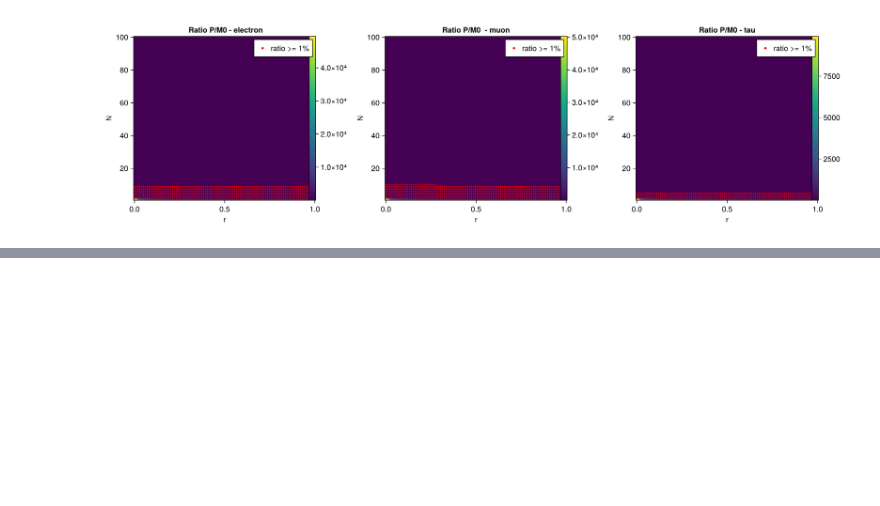
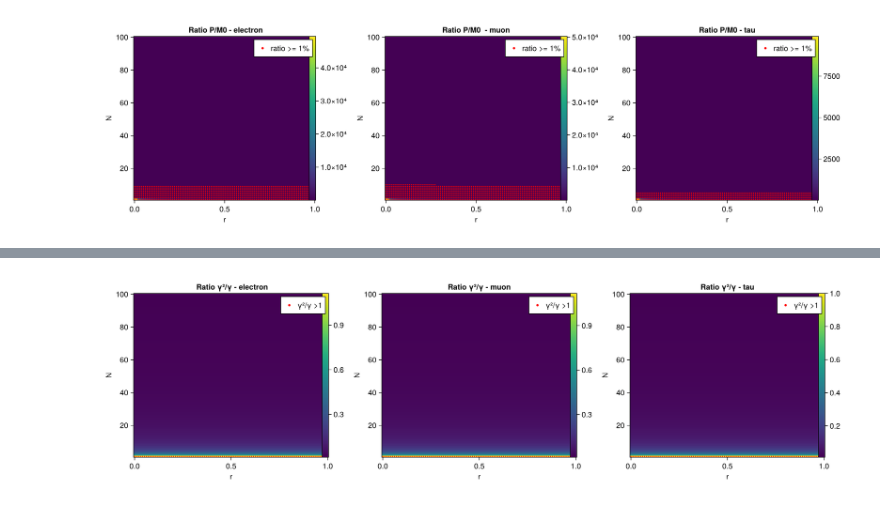
Before and after one commit to philippeller/Newtrinos.jl, a Jupyter notebook: notebooks/numericals&checks.ipynb, the cells around one changed output, grey strips where cells are left out. Drawn from its saved outputs; the diff is of its cells as text; code cells hidden in the pictures; blank space fills up the shorter version.

```diff
--- a/notebooks/numericals&checks.ipynb
+++ b/notebooks/numericals&checks.ipynb
@@ -2228,0 +2269,89 @@ fig
+# %%
+
+n_r = length(r_range)
+n_N = length(N_range)
+
+heatmap_e = reshape(gammar_e, n_r, n_N)'
+heatmap_m = reshape(gammar_m, n_r, n_N)'
+heatmap_t = reshape(gammar_t, n_r, n_N)'
+
+# Find N values where each row (m0 value) first hits 1.0
+function find_N_per_m0(heatmap, N_range)
+    N_hits = []
+    for i in axes(heatmap, 1)  # For each m0 row
+        for j in axes(heatmap, 2)  # Search through N columns
+            if heatmap[i, j] >= 1
+                push!(N_hits, N_range[j])
+                break
+            end
+        end
+    end
+    return N_hits
+end
+
+N_hits_e = find_N_per_m0(heatmap_e, N_range)
+N_hits_m = find_N_per_m0(heatmap_m, N_range)
+N_hits_t = find_N_per_m0(heatmap_t, N_range)
+
+# Find all points (m0, N) where value >= 1.0
+function find_all_points_above_threshold(heatmap, r_range, N_range, threshold)
+    r_points = []
+    N_points = []
+    for i in axes(heatmap, 1)  # m0 rows
+        for j in axes(heatmap, 2)  # N columns
+            if heatmap[i, j]  >= threshold
+                push!(r_points, r_range[i])
+                push!(N_points, N_range[j])
+            end
+        end
+    end
+    return r_points, N_points
+end
+
+r_pts_e, N_pts_e = find_all_points_above_threshold(heatmap_e, r_range, N_range, 1)
+r_pts_m, N_pts_m = find_all_points_above_threshold(heatmap_m, r_range, N_range, 1)
+r_pts_t, N_pts_t = find_all_points_above_threshold(heatmap_t, r_range, N_range, 1)
+
+# Create figure with 3 subplots
+fig = Figure(size=(1400, 400))
+
+# Heatmap 1: Electron
+ax1 = Axis(fig[1, 1], xlabel="r", ylabel="N", title=" Ratio γ²/γ - electron")
+hm1 = heatmap!(ax1, r_range, N_range, heatmap_e, colormap=:viridis)
+if !isempty(r_pts_e)
+    scatter!(ax1, r_pts_e, N_pts_e, color=:red, markersize=3, alpha=0.9)
+end
+Colorbar(fig[1, 1][1, 2], hm1)
+# Add legend inside the first plot
+axislegend(ax1, [MarkerElement(color = :red, marker = :circle, markersize = 6)],
+           ["γ²/γ >1"], position = :rt)  # lt = lower left
+
+# Heatmap 2: Muon
+ax2 = Axis(fig[1, 2], xlabel="r", ylabel="N", title="Ratio γ²/γ - muon")
+hm2 = heatmap!(ax2, r_range, N_range, heatmap_m, colormap=:viridis)
+if !isempty(r_pts_m)
+    scatter!(ax2, r_pts_m, N_pts_m, color=:red, markersize=3, alpha=0.9)
+end
+Colorbar(fig[1, 2][1, 2], hm2)
+# Add legend inside the first plot
+axislegend(ax2, [MarkerElement(color = :red, marker = :circle, markersize = 6)],
+           ["γ²/γ >1"], position = :rt)  # lt = lower left
+# Heatmap 3: Tau
+ax3 = Axis(fig[1, 3], xlabel="r", ylabel="N", title="Ratio γ²/γ - tau")
+hm3 = heatmap!(ax3, r_range, N_range, heatmap_t, colormap=:viridis)
+if !isempty(r_pts_t)
+    scatter!(ax3, r_pts_t, N_pts_t, color=:red, markersize=3, alpha=0.9)
+end
+Colorbar(fig[1, 3][1, 2], hm3)
+# Add legend inside the first plot
+axislegend(ax3, [MarkerElement(color = :red, marker = :circle, markersize = 6)],
+           ["γ²/γ >1"], position = :rt)  # lt = lower left
+
+
+fig
+
+
+save("/home/sofialon/Newtrinos.jl/plot_final/perturbation/gamma_ratio_NND_m0=10^-1.png", fig)
+fig
+# %% [output]
+[figure, added]
```
Also changed, not shown: parts of 7 cells of this notebook, 43 other files.
